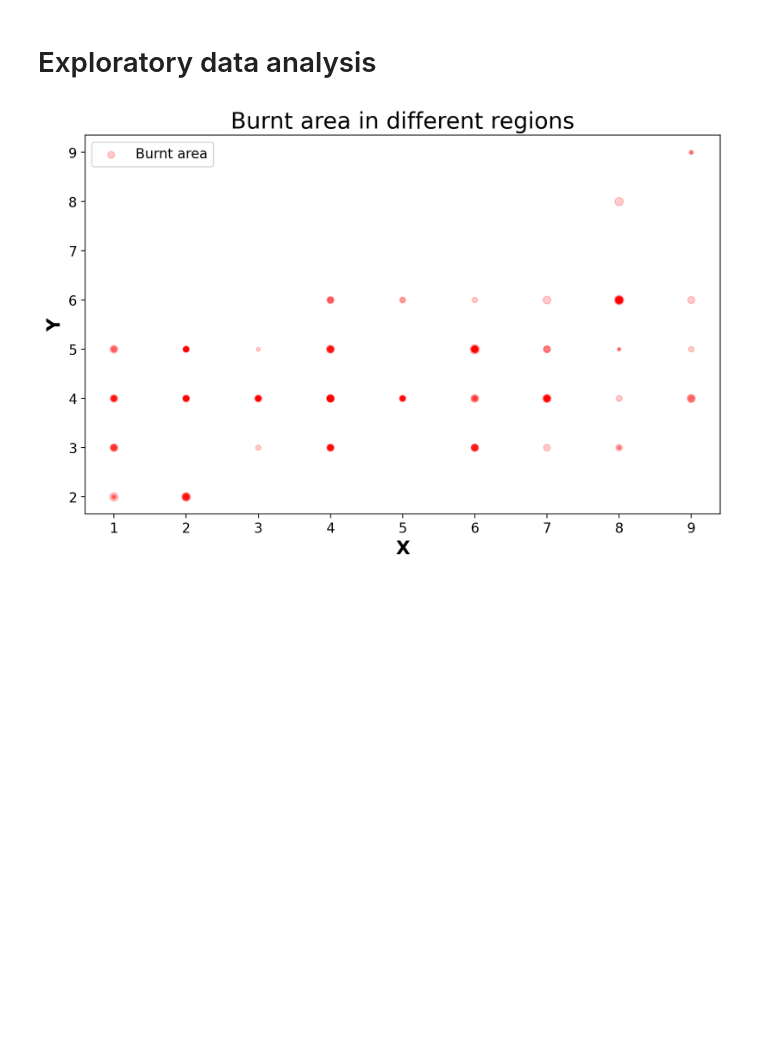
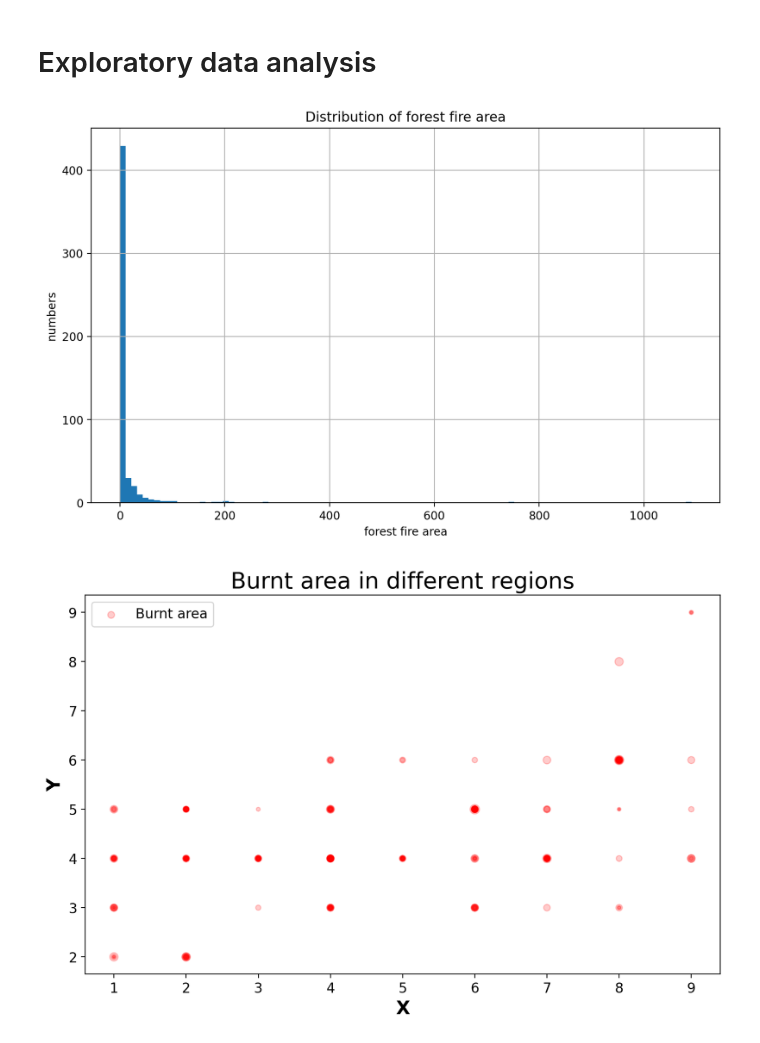
Before and after one commit to scfengv/ML-Forest-Fire-Prediction-with-Regression-and-Classification, a Jupyter notebook: data/EDA.ipynb, the cells around one changed output. Saved outputs shown, nothing was run; the diff lists cells and outputs as text; code cells hidden in the pictures; blank space fills up the shorter version.

```diff
--- a/data/EDA.ipynb
+++ b/data/EDA.ipynb
@@ -16,6 +16,16 @@ d = df.copy()
 d_n0 = d[d['area'] > 0].reset_index(drop = True)
 # %% [markdown]
 # Exploratory data analysis
+# %%
+plt.figure(figsize = (10, 6))
+
+df['area'].hist(bins = 100)
+plt.title('Distribution of forest fire area')
+plt.xlabel('forest fire area')
+plt.ylabel('numbers')
+plt.show()
+# %% [output]
+[figure, added]
 # %%
 plt.figure(figsize = (10, 6))
 
```
Also changed, not shown: 7 other files.
